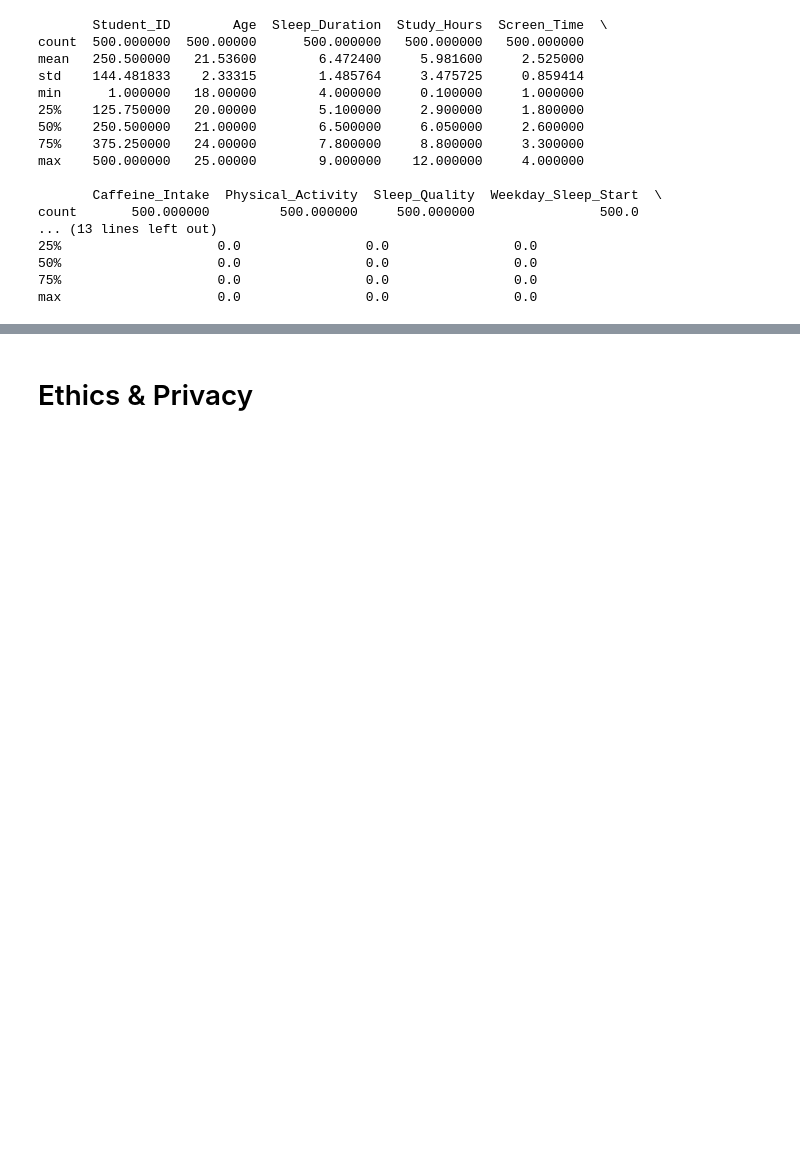
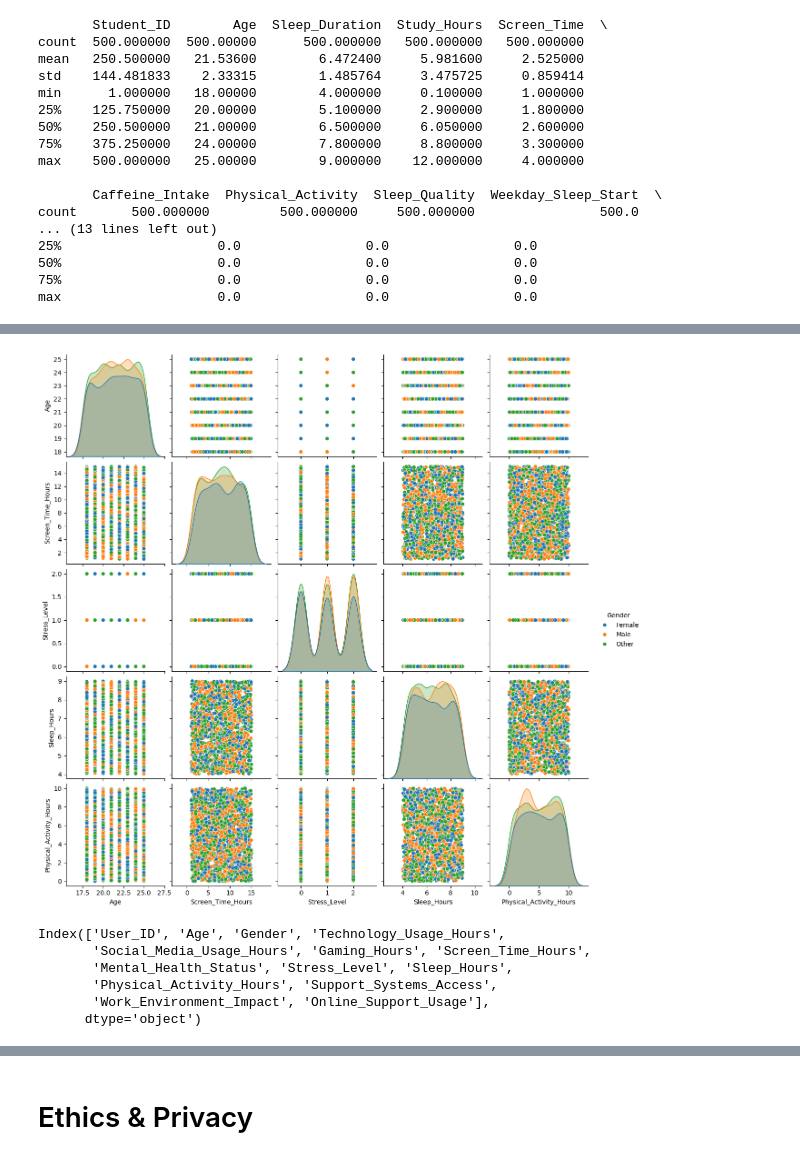
Before and after one commit to keshuvv/Data-Driven-Analysis-of-College-Students-Sleep-Pattern, a Jupyter notebook: EDA Benji.ipynb, the cells around one changed output, grey strips where cells are left out. Cells and saved outputs as stored; diff of their text form; code cells hidden in the pictures; blank space fills up the shorter version.

```diff
--- a/EDA Benji.ipynb
+++ b/EDA Benji.ipynb
@@ -379,0 +458,17 @@ max                    0.0                0.0                0.0
+# %%
+from pandas.plotting import scatter_matrix
+fig = sns.pairplot(mental_health_data[['Age', 'Gender',
+                                       'Screen_Time_Hours', 'Mental_Health_Status',
+                                       'Stress_Level', 'Sleep_Hours', 'Physical_Activity_Hours']],
+                                       hue='Gender')
+# %% [output]
+[figure, added]
+# %%
+mental_health_data.columns
+# %% [output]
+Index(['User_ID', 'Age', 'Gender', 'Technology_Usage_Hours',
+       'Social_Media_Usage_Hours', 'Gaming_Hours', 'Screen_Time_Hours',
+       'Mental_Health_Status', 'Stress_Level', 'Sleep_Hours',
+       'Physical_Activity_Hours', 'Support_Systems_Access',
+       'Work_Environment_Impact', 'Online_Support_Usage'],
+      dtype='object')
```
Also changed, not shown: parts of 45 cells of this notebook.
